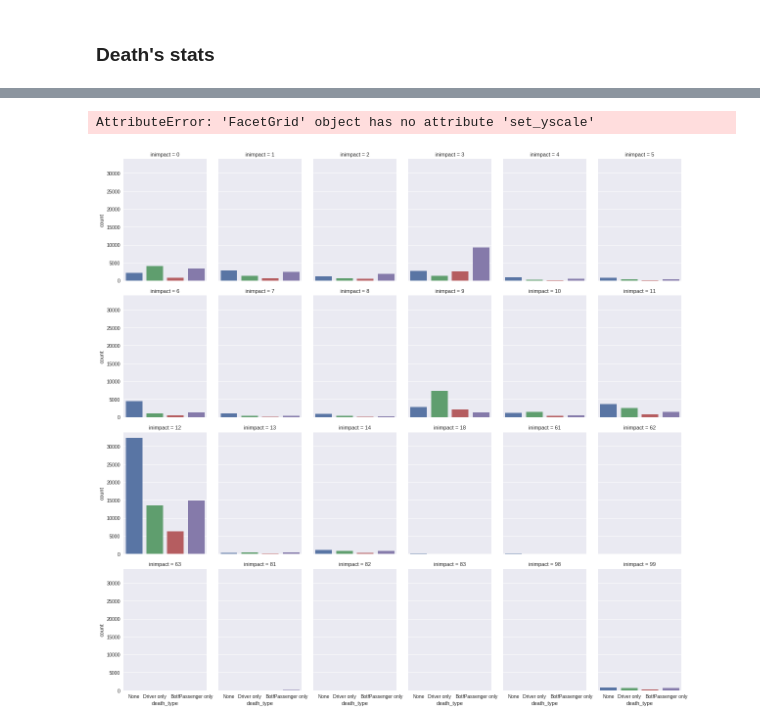
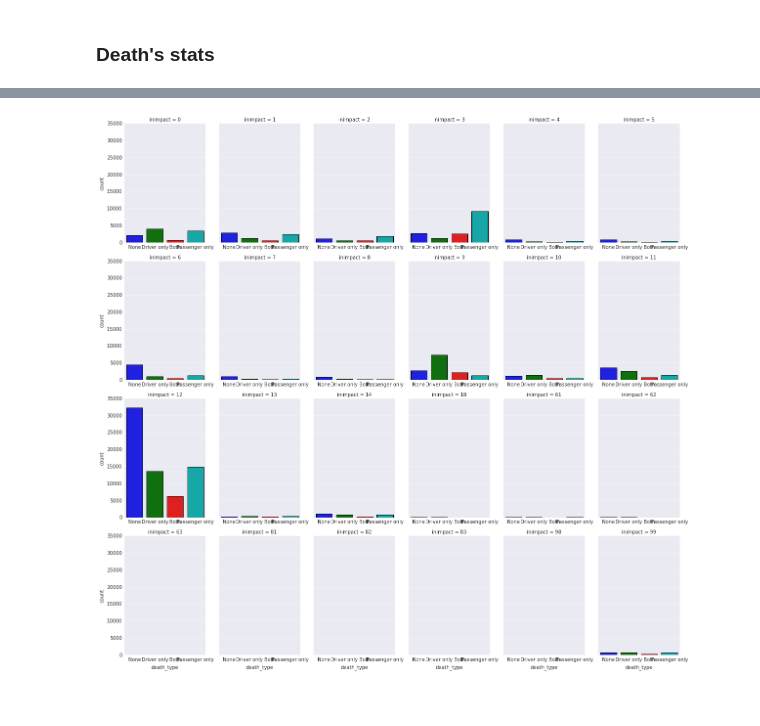
Before and after one commit to sohaibomr/data_analysis-FARS, a Jupyter notebook: sa_eda_fars.ipynb, the cells around one changed output, grey strips where cells are left out. Drawn from its saved outputs; the diff is of its cells as text; code cells hidden in the pictures.

```diff
--- a/sa_eda_fars.ipynb
+++ b/sa_eda_fars.ipynb
@@ -174,13 +201,11 @@ death_grp_data = death_grp_data[['inimpact', 'death_type', 'death_type_count']]
 # %%
 #### plt.figure(figsize=(16, 10))
 # sns.barplot(x='inimpact', y='death_type_count', hue='death_type', data=death_grp_data)
 sns.set_style('darkgrid', {'legend.frameon':True})
 g = sns.factorplot(x="death_type",
                    col="inimpact",
                    data=data, col_wrap=6, kind="count", size=4, aspect=0.7,
-                   legend_out=False
+                   sharex=False
                   )
-g.set_yscale('log')
 # %% [output]
-AttributeError: 'FacetGrid' object has no attribute 'set_yscale'
-[figure, old version]
+[figure, new version]
```
Also changed, not shown: parts of 7 cells of this notebook, 2 other files.
